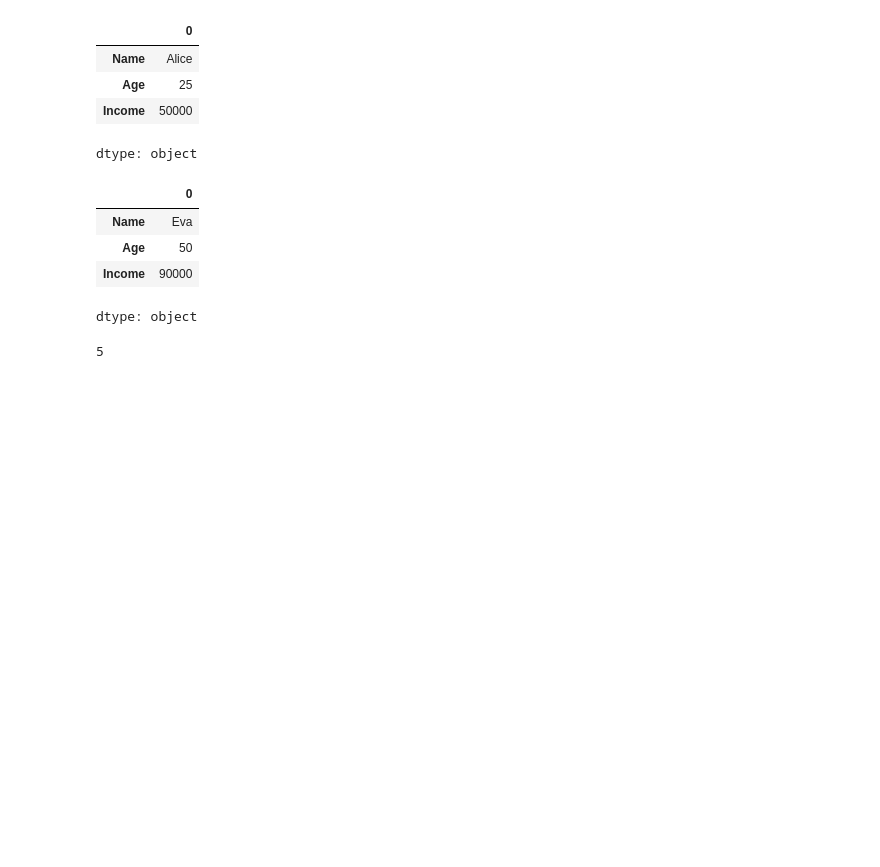
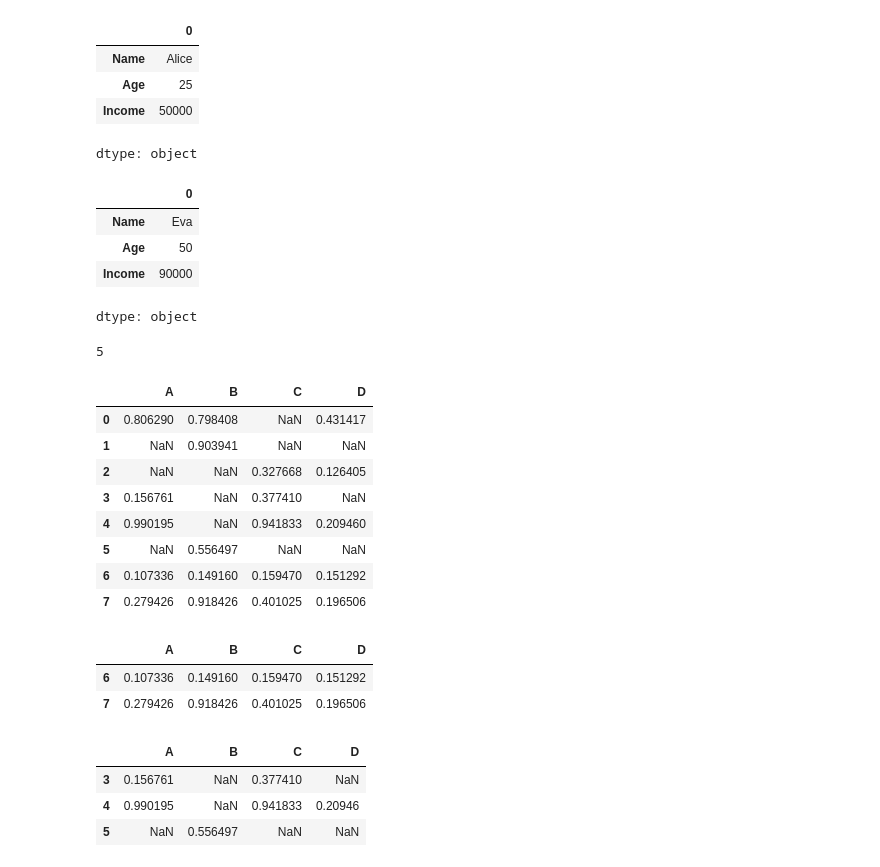
Before and after one commit to Maruf0275/Machine-Learning-CIT, a Jupyter notebook: Python-Libraries/Pandas.ipynb, the cells around one changed output. Drawn from its saved outputs; the diff is of its cells as text; code cells hidden in the pictures; blank space fills up the shorter version.

```diff
--- a/Python-Libraries/Pandas.ipynb
+++ b/Python-Libraries/Pandas.ipynb
@@ -366,3 +366,23 @@ dtype: object
 df.shape[0]
 # %% [output]
 5
+# %%
+data = np.random.rand(8,4)
+
+for i in range(data.shape[1]):
+  nan_val = np.random.choice(6,3,replace = False)
+  data[nan_val, i] = np.nan
+
+
+df  = pd.DataFrame(data, columns = ['A','B','C','D'])
+df
+# %% [output]
+|  | A | B | C | D |
+| 0 | 0.806290 | 0.798408 | NaN | 0.431417 |
+| 1 | NaN | 0.903941 | NaN | NaN |
+| 2 | NaN | NaN | 0.327668 | 0.126405 |
+| 3 | 0.156761 | NaN | 0.377410 | NaN |
+| 4 | 0.990195 | NaN | 0.941833 | 0.209460 |
+| 5 | NaN | 0.556497 | NaN | NaN |
+| 6 | 0.107336 | 0.149160 | 0.159470 | 0.151292 |
+| 7 | 0.279426 | 0.918426 | 0.401025 | 0.196506 |
@@ -368,0 +394,13 @@ df.shape[0]
+# %%
+df.tail(2)
+# %% [output]
+|  | A | B | C | D |
+| 6 | 0.107336 | 0.149160 | 0.159470 | 0.151292 |
+| 7 | 0.279426 | 0.918426 | 0.401025 | 0.196506 |
+# %%
+df[3:6]
+# %% [output]
+|  | A | B | C | D |
+| 3 | 0.156761 | NaN | 0.377410 | NaN |
+| 4 | 0.990195 | NaN | 0.941833 | 0.20946 |
+| 5 | NaN | 0.556497 | NaN | NaN |
```
Also changed, not shown: parts of 8 cells of this notebook.
